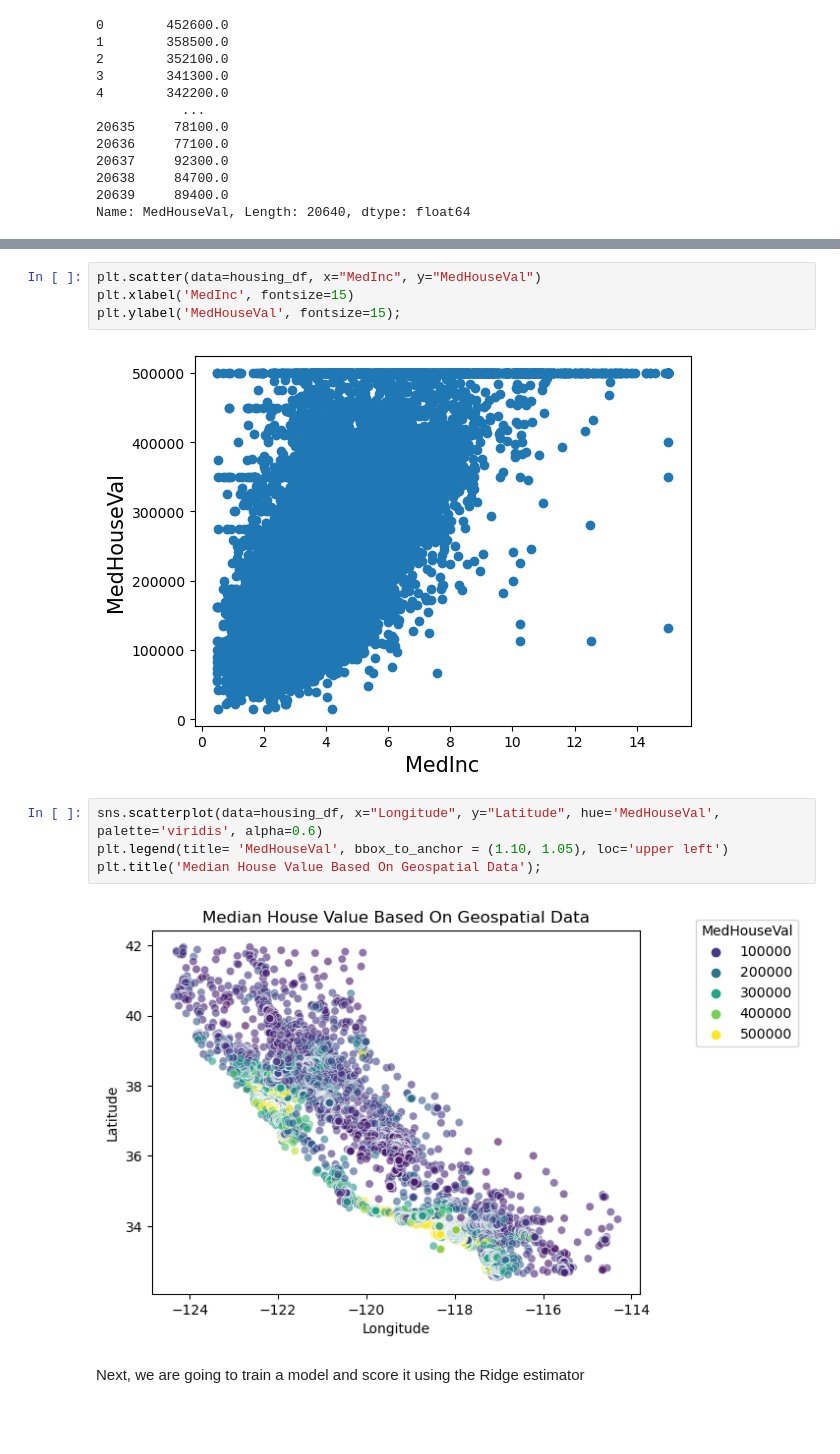
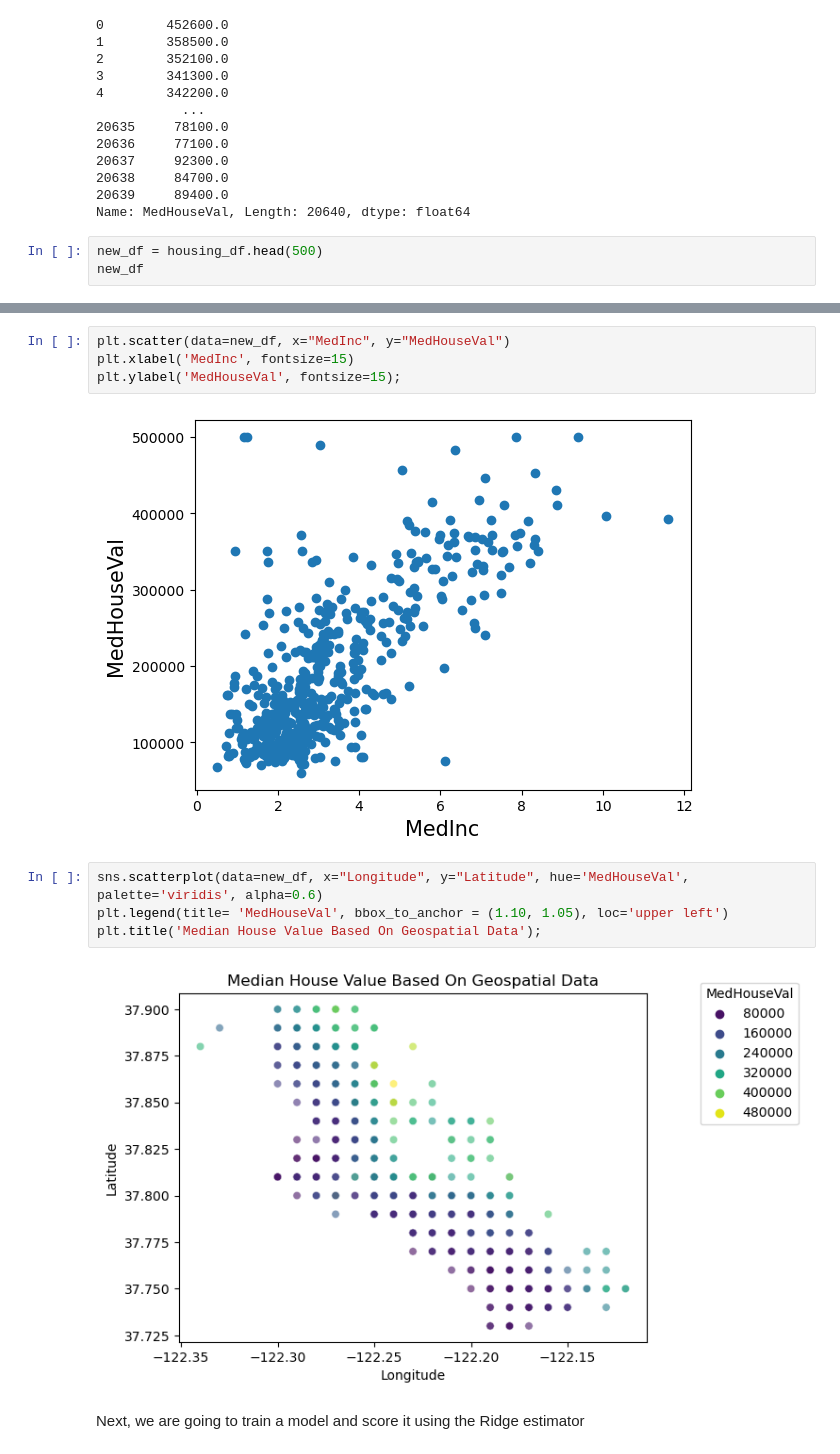
Before and after one commit to Tehesuma007/House-Value-Prediction, a Jupyter notebook: California House Prediction .ipynb, the cells around one changed output, grey strips where cells are left out. Saved outputs shown, nothing was run; the diff lists cells and outputs as text; blank space fills up the shorter version.

```diff
--- a/California House Prediction .ipynb
+++ b/California House Prediction .ipynb
@@ -151,3 +151,6 @@ housing_df['MedHouseVal']
 20638     84700.0
 20639     89400.0
 Name: MedHouseVal, Length: 20640, dtype: float64
+# %%
+new_df = housing_df.head(500)
+new_df
@@ -173,15 +190,15 @@ ax = sns.heatmap(corr_matrix,
 # %%
-plt.scatter(data=housing_df, x="MedInc", y="MedHouseVal")
+plt.scatter(data=new_df, x="MedInc", y="MedHouseVal")
 plt.xlabel('MedInc', fontsize=15)
 plt.ylabel('MedHouseVal', fontsize=15);
 # %% [output]
-[figure, old version]
+[figure, new version]
 # %%
-sns.scatterplot(data=housing_df, x="Longitude", y="Latitude", hue='MedHouseVal', palette='viridis', alpha=0.6)
+sns.scatterplot(data=new_df, x="Longitude", y="Latitude", hue='MedHouseVal', palette='viridis', alpha=0.6)
 plt.legend(title= 'MedHouseVal', bbox_to_anchor = (1.10, 1.05), loc='upper left')
 plt.title('Median House Value Based On Geospatial Data');
 # %% [output]
-[figure, old version]
+[figure, new version]
 # %% [markdown]
 Next, we are going to train a model and score it using the Ridge estimator
 # %%
```
Also changed, not shown: parts of 26 cells of this notebook, 2 other files.
